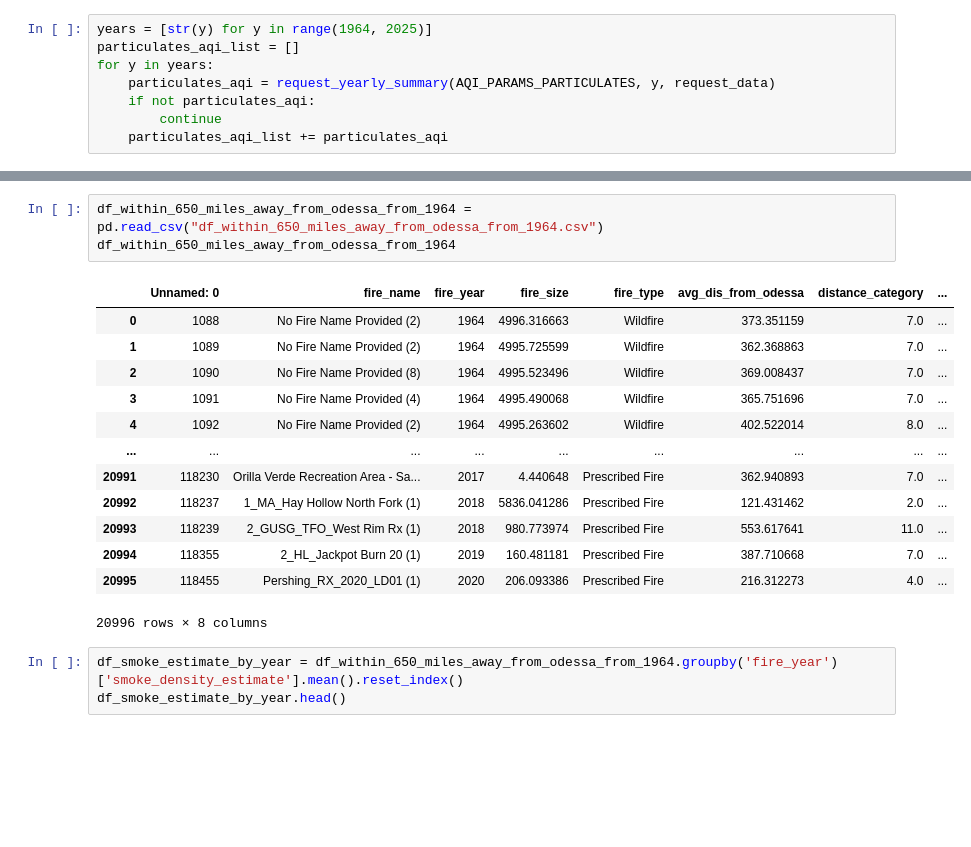
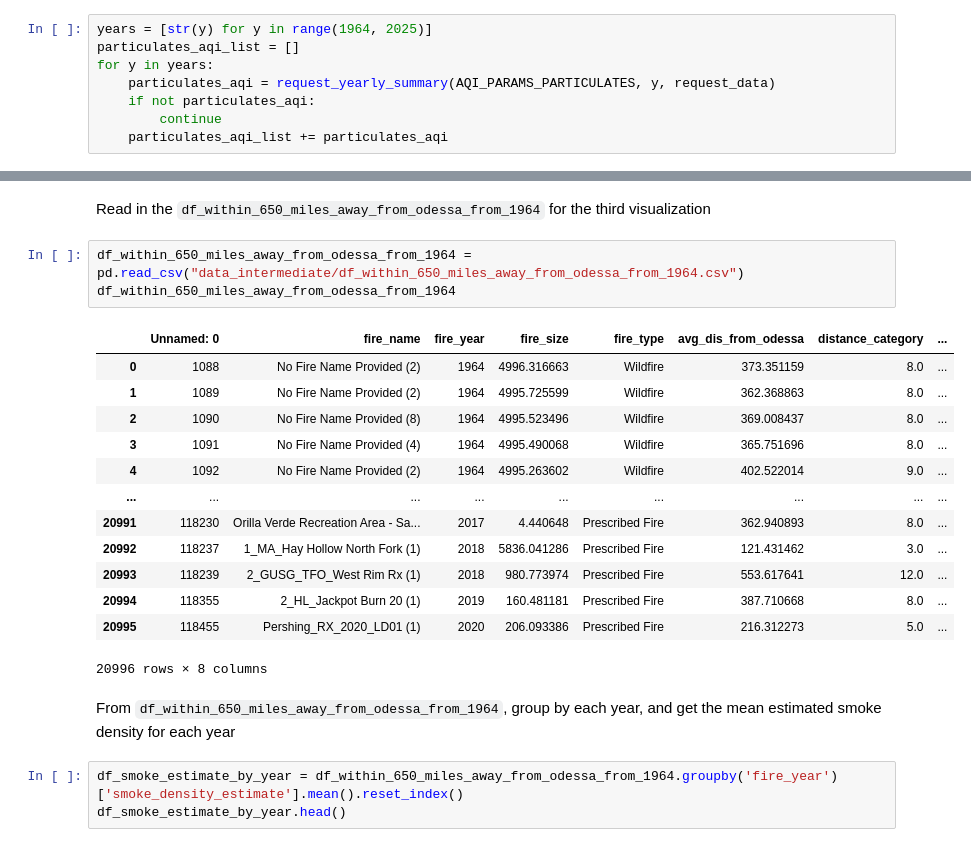
Before and after one commit to tchiang0/data_512_project, a Jupyter notebook: project/part_1/part_1_AQI.ipynb, the cells around one changed output, grey strips where cells are left out. Drawn from its saved outputs; the diff is of its cells as text; blank space fills up the shorter version.

```diff
--- a/project/part_1/part_1_AQI.ipynb
+++ b/project/part_1/part_1_AQI.ipynb
@@ -347,20 +352,24 @@ yearly_full_aqi_mean.groupby("date_local")['aqi'].mean().reset_index()
+# %% [markdown]
+Read in the `df_within_650_miles_away_from_odessa_from_1964` for the third visualization
 # %%
-df_within_650_miles_away_from_odessa_from_1964 = pd.read_csv("df_within_650_miles_away_from_odessa_from_1964.csv")
+df_within_650_miles_away_from_odessa_from_1964 = pd.read_csv("data_intermediate/df_within_650_miles_away_from_odessa_from_1964.csv")
 df_within_650_miles_away_from_odessa_from_1964
 # %% [output]
 |  | Unnamed: 0 | fire_name | fire_year | fire_size | fire_type | avg_dis_from_odessa | distance_category | ... |
-| 0 | 1088 | No Fire Name Provided (2) | 1964 | 4996.316663 | Wildfire | 373.351159 | 7.0 | ... |
-| 1 | 1089 | No Fire Name Provided (2) | 1964 | 4995.725599 | Wildfire | 362.368863 | 7.0 | ... |
-| 2 | 1090 | No Fire Name Provided (8) | 1964 | 4995.523496 | Wildfire | 369.008437 | 7.0 | ... |
-| 3 | 1091 | No Fire Name Provided (4) | 1964 | 4995.490068 | Wildfire | 365.751696 | 7.0 | ... |
-| 4 | 1092 | No Fire Name Provided (2) | 1964 | 4995.263602 | Wildfire | 402.522014 | 8.0 | ... |
+| 0 | 1088 | No Fire Name Provided (2) | 1964 | 4996.316663 | Wildfire | 373.351159 | 8.0 | ... |
+| 1 | 1089 | No Fire Name Provided (2) | 1964 | 4995.725599 | Wildfire | 362.368863 | 8.0 | ... |
+| 2 | 1090 | No Fire Name Provided (8) | 1964 | 4995.523496 | Wildfire | 369.008437 | 8.0 | ... |
+| 3 | 1091 | No Fire Name Provided (4) | 1964 | 4995.490068 | Wildfire | 365.751696 | 8.0 | ... |
+| 4 | 1092 | No Fire Name Provided (2) | 1964 | 4995.263602 | Wildfire | 402.522014 | 9.0 | ... |
 | ... | ... | ... | ... | ... | ... | ... | ... | ... |
-| 20991 | 118230 | Orilla Verde Recreation Area - Sa... | 2017 | 4.440648 | Prescribed Fire | 362.940893 | 7.0 | ... |
-| 20992 | 118237 | 1_MA_Hay Hollow North Fork (1) | 2018 | 5836.041286 | Prescribed Fire | 121.431462 | 2.0 | ... |
-| 20993 | 118239 | 2_GUSG_TFO_West Rim Rx (1) | 2018 | 980.773974 | Prescribed Fire | 553.617641 | 11.0 | ... |
-| 20994 | 118355 | 2_HL_Jackpot Burn 20 (1) | 2019 | 160.481181 | Prescribed Fire | 387.710668 | 7.0 | ... |
-| 20995 | 118455 | Pershing_RX_2020_LD01 (1) | 2020 | 206.093386 | Prescribed Fire | 216.312273 | 4.0 | ... |
+| 20991 | 118230 | Orilla Verde Recreation Area - Sa... | 2017 | 4.440648 | Prescribed Fire | 362.940893 | 8.0 | ... |
+| 20992 | 118237 | 1_MA_Hay Hollow North Fork (1) | 2018 | 5836.041286 | Prescribed Fire | 121.431462 | 3.0 | ... |
+| 20993 | 118239 | 2_GUSG_TFO_West Rim Rx (1) | 2018 | 980.773974 | Prescribed Fire | 553.617641 | 12.0 | ... |
+| 20994 | 118355 | 2_HL_Jackpot Burn 20 (1) | 2019 | 160.481181 | Prescribed Fire | 387.710668 | 8.0 | ... |
+| 20995 | 118455 | Pershing_RX_2020_LD01 (1) | 2020 | 206.093386 | Prescribed Fire | 216.312273 | 5.0 | ... |
 20996 rows × 8 columns
+# %% [markdown]
+From `df_within_650_miles_away_from_odessa_from_1964`, group by each year, and get the mean estimated smoke density for each year
 # %%
 df_smoke_estimate_by_year = df_within_650_miles_away_from_odessa_from_1964.groupby('fire_year')['smoke_density_estimate'].mean().reset_index()
 df_smoke_estimate_by_year.head()
```
Also changed, not shown: parts of 27 cells of this notebook.
